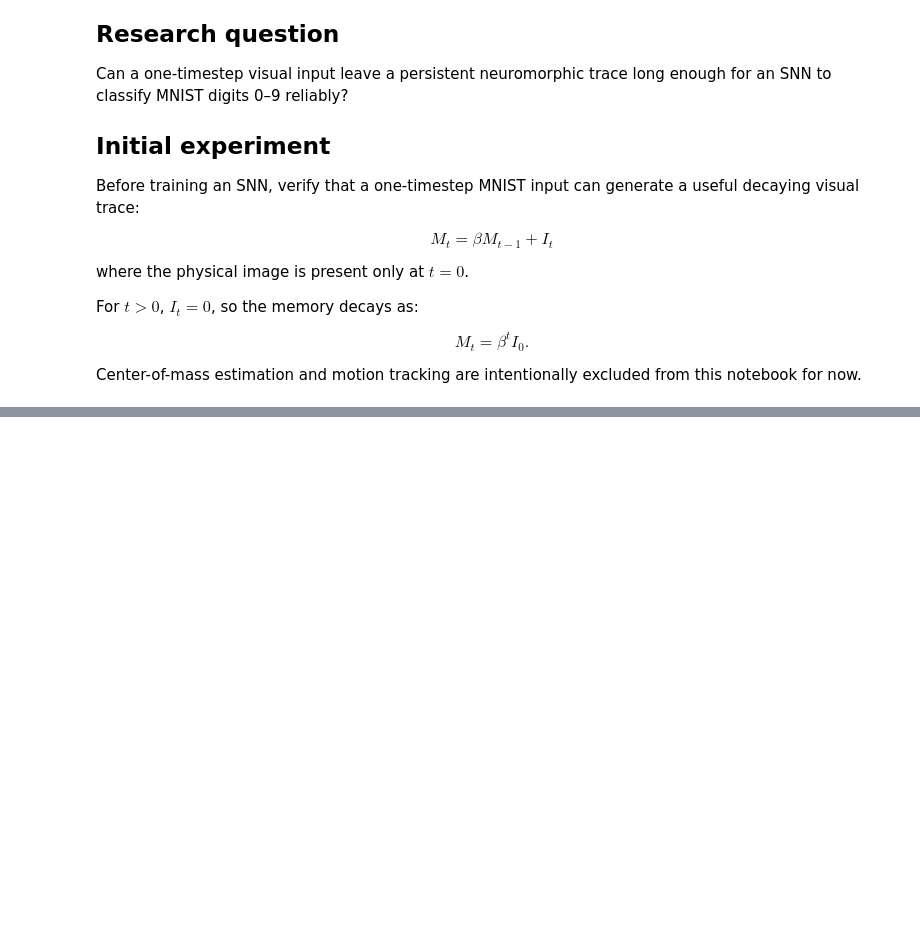
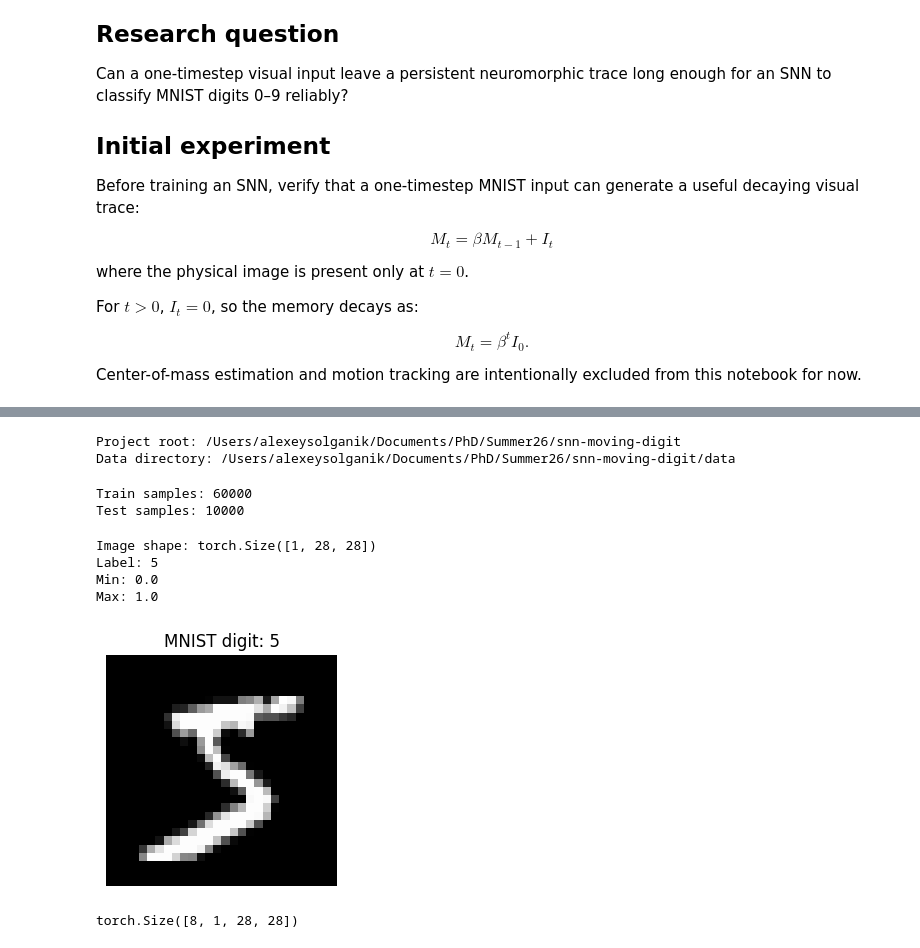
Before and after one commit to asolgan1/snn-moving-digit, a Jupyter notebook: notebooks/01_persistent_trace_classifier.ipynb, the cells around one changed output, grey strips where cells are left out. Drawn from its saved outputs; the diff is of its cells as text; code cells hidden in the pictures; blank space fills up the shorter version.

Commit message:
Add persistent trace and event-based MNIST experiments

```diff
--- a/notebooks/01_persistent_trace_classifier.ipynb
+++ b/notebooks/01_persistent_trace_classifier.ipynb
@@ -48,0 +50,50 @@ ModuleNotFoundError: No module named '_lzma'
+# %%
+PROJECT_ROOT = Path.cwd().parent
+DATA_DIR = PROJECT_ROOT / "data"
+
+print("Project root:", PROJECT_ROOT)
+print("Data directory:", DATA_DIR)
+# %% [output]
+Project root: /Users/alexeysolganik/Documents/PhD/Summer26/snn-moving-digit
+Data directory: /Users/alexeysolganik/Documents/PhD/Summer26/snn-moving-digit/data
+# %%
+transform = transforms.ToTensor()
+
+train_dataset = datasets.MNIST(
+    root=DATA_DIR,
+    train=True,
+    download=True,
+    transform=transform,
+)
+
+test_dataset = datasets.MNIST(
+    root=DATA_DIR,
+    train=False,
+    download=True,
+    transform=transform,
+)
+
+print("Train samples:", len(train_dataset))
+print("Test samples:", len(test_dataset))
+# %% [output]
+Train samples: 60000
+Test samples: 10000
+# %%
+image, label = train_dataset[0]
+
+print("Image shape:", image.shape)
+print("Label:", label)
+print("Min:", image.min().item())
+print("Max:", image.max().item())
+
+plt.figure(figsize=(3, 3))
+plt.imshow(image.squeeze(), cmap="gray")
+plt.title(f"MNIST digit: {label}")
+plt.axis("off")
+plt.show()
+# %% [output]
+Image shape: torch.Size([1, 28, 28])
+Label: 5
+Min: 0.0
+Max: 1.0
+[figure, added]
@@ -48,0 +132,13 @@ ModuleNotFoundError: No module named '_lzma'
+# %%
+beta = 0.9
+num_steps = 8
+
+trace = persistent_trace(
+    image,
+    beta=beta,
+    num_steps=num_steps,
+)
+
+print(trace.shape)
+# %% [output]
+torch.Size([8, 1, 28, 28])
```
Also changed, not shown: parts of 31 cells of this notebook.
